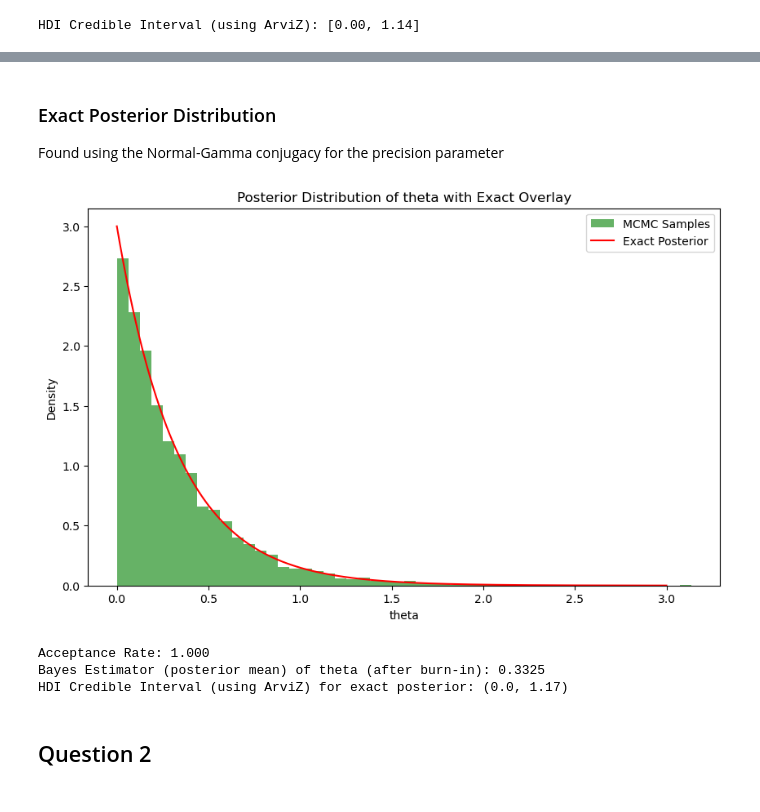
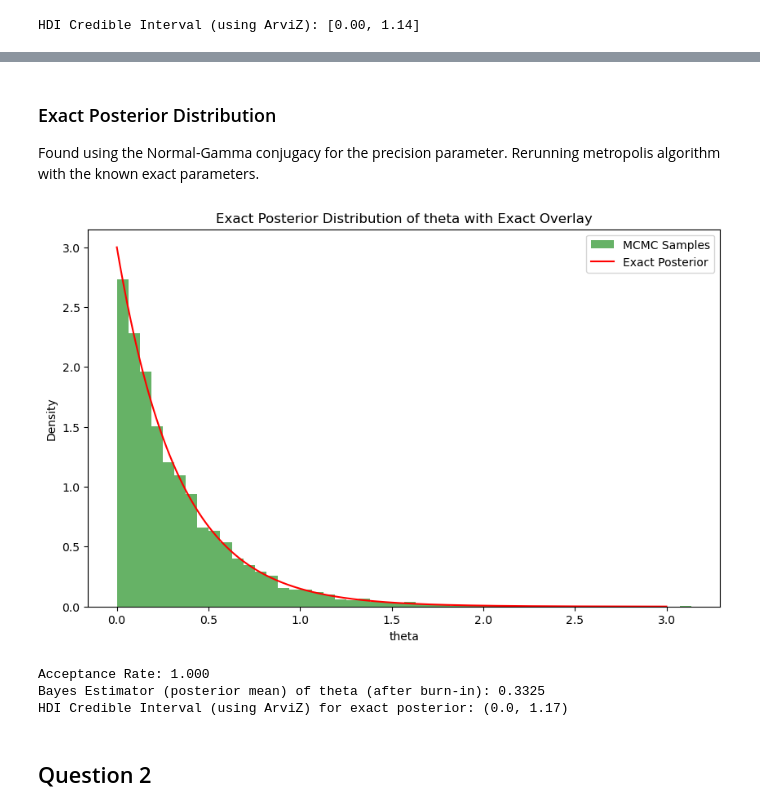
Before and after one commit to nweerasuriya/omscs, a Jupyter notebook: ISYE6420/unit_5/homework_4.ipynb, the cells around one changed output, grey strips where cells are left out. Drawn from its saved outputs; the diff is of its cells as text; code cells hidden in the pictures.

```diff
--- a/ISYE6420/unit_5/homework_4.ipynb
+++ b/ISYE6420/unit_5/homework_4.ipynb
@@ -120,32 +134,32 @@ HDI Credible Interval (using ArviZ): [0.00, 1.14]
 # %% [markdown]
 ### Exact Posterior Distribution
-Found using the Normal-Gamma conjugacy for the precision parameter
+Found using the Normal-Gamma conjugacy for the precision parameter. Rerunning metropolis algorithm with the known exact parameters.
 # %%
 exact_a = 1
 exact_b = 3
 theta = 0.5
-theta_samples, accepted = metropolis_hastings(theta, exact_a, exact_b, obs)
+exact_theta_samples, exact_accepted = metropolis_hastings(theta, exact_a, exact_b, obs)
 burn = 500
-theta_samples_burned = theta_samples[burn:]
+exact_theta_samples_burned = exact_theta_samples[burn:]
 # Overlay MCMC samples with exact posterior distribution'
 x = np.linspace(0, 3, 500)
 plt.figure(figsize=(10, 6))
-plt.hist(theta_samples_burned, bins=50, density=True, alpha=0.6, color='g', label='MCMC Samples')
+plt.hist(exact_theta_samples_burned, bins=50, density=True, alpha=0.6, color='g', label='MCMC Samples')
 plt.plot(x, gamma.pdf(x, a=exact_a, scale=1/exact_b), 'r-', label='Exact Posterior')
-plt.title('Posterior Distribution of theta with Exact Overlay')
+plt.title('Exact Posterior Distribution of theta with Exact Overlay')
 plt.xlabel('theta')
 plt.ylabel('Density')
 plt.legend()
 plt.show()
 
-print(f"Acceptance Rate: {accepted.sum()/obs:.3f}")
-print(f"Bayes Estimator (posterior mean) of theta (after burn-in): {theta_samples_burned.mean():.4f}")
-credible_set_exact = np.round(arviz.hdi(theta_samples_burned, hdi_prob=0.97)[0], 2), np.round(arviz.hdi(theta_samples_burned, hdi_prob=0.97)[1], 2)
+print(f"Acceptance Rate: {exact_accepted.sum()/obs:.3f}")
+print(f"Bayes Estimator (posterior mean) of theta (after burn-in): {exact_theta_samples_burned.mean():.4f}")
+credible_set_exact = np.round(arviz.hdi(exact_theta_samples_burned, hdi_prob=0.97)[0], 2), np.round(arviz.hdi(exact_theta_samples_burned, hdi_prob=0.97)[1], 2)
 print(
     f"HDI Credible Interval (using ArviZ) for exact posterior: {credible_set_exact}"
     )
 # %% [output]
-[figure, old version]
+[figure, new version]
 Acceptance Rate: 1.000
 Bayes Estimator (posterior mean) of theta (after burn-in): 0.3325
 HDI Credible Interval (using ArviZ) for exact posterior: (0.0, 1.17)
```
Also changed, not shown: parts of 3 cells of this notebook, 1 other file.
